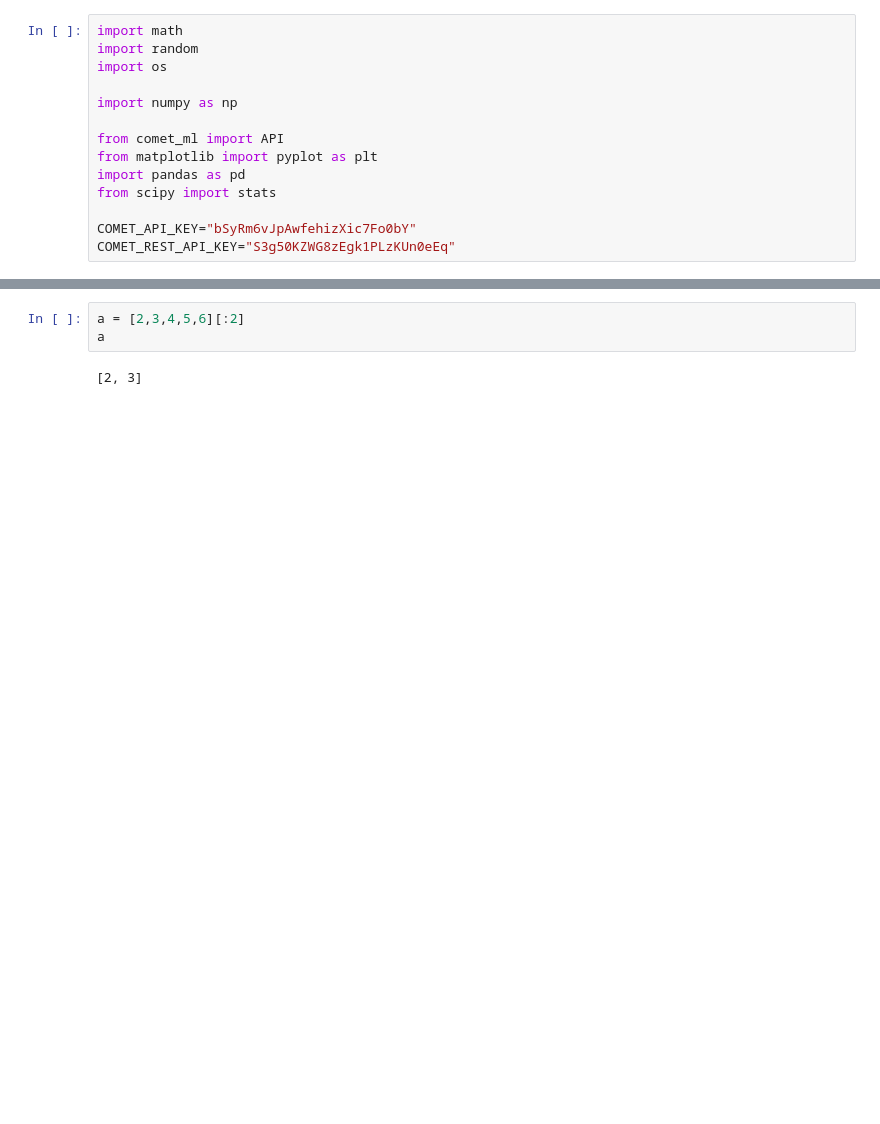
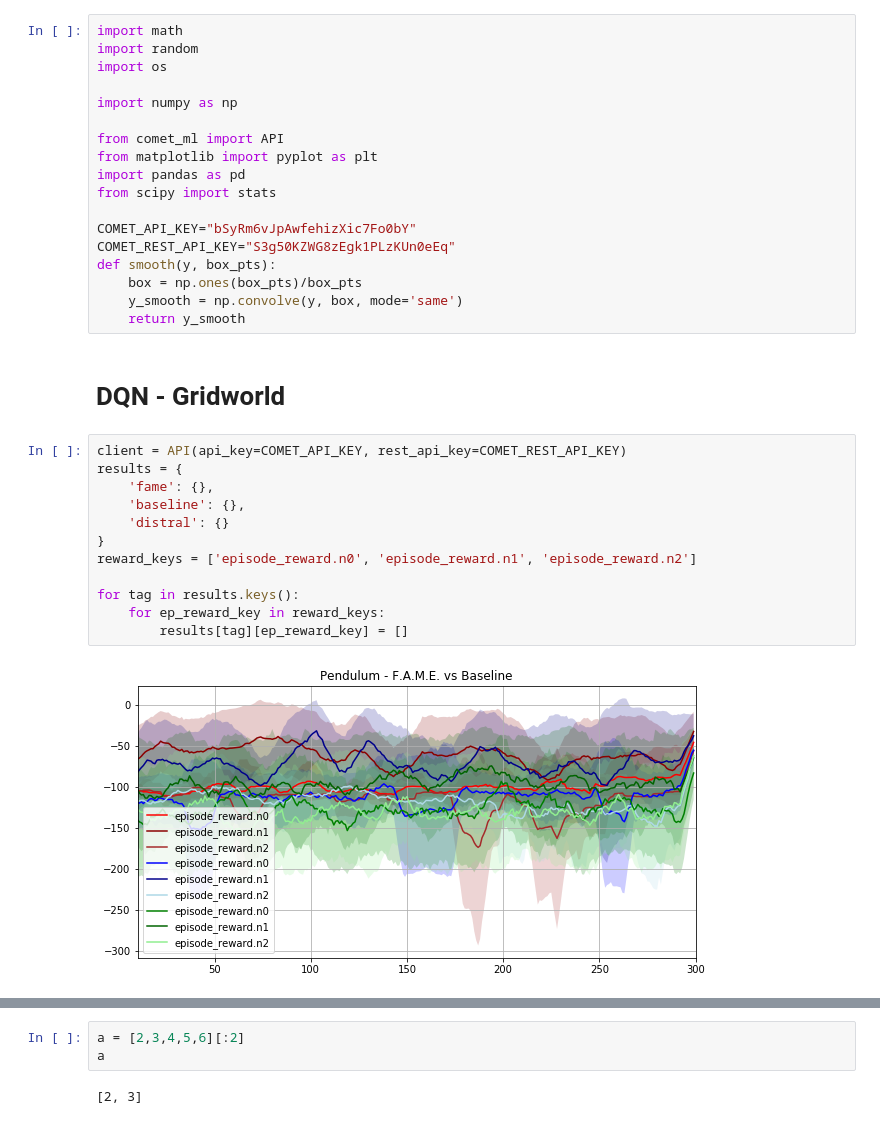
Before and after one commit to jlebensold/flrl-ddpg, a Jupyter notebook: notebooks/plots 2.ipynb, the cells around one changed output, grey strips where cells are left out. Drawn from its saved outputs; the diff is of its cells as text; blank space fills up the shorter version.

Commit message:
plots 2

```diff
--- a/notebooks/plots 2.ipynb
+++ b/notebooks/plots 2.ipynb
@@ -12,4 +12,24 @@ from scipy import stats
 
 COMET_API_KEY="bSyRm6vJpAwfehizXic7Fo0bY"
 COMET_REST_API_KEY="S3g50KZWG8zEgk1PLzKUn0eEq"
+def smooth(y, box_pts):
+    box = np.ones(box_pts)/box_pts
+    y_smooth = np.convolve(y, box, mode='same')
+    return y_smooth
+# %% [markdown]
+# DQN - Gridworld
+# %%
+client = API(api_key=COMET_API_KEY, rest_api_key=COMET_REST_API_KEY)
+results = {
+    'fame': {},
+    'baseline': {},
+    'distral': {}
+}
+reward_keys = ['episode_reward.n0', 'episode_reward.n1', 'episode_reward.n2']
+
+for tag in results.keys():
+    for ep_reward_key in reward_keys:
+        results[tag][ep_reward_key] = []
+# %% [output]
+[figure, added]
 # %%
```
Also changed, not shown: parts of 6 cells of this notebook.
